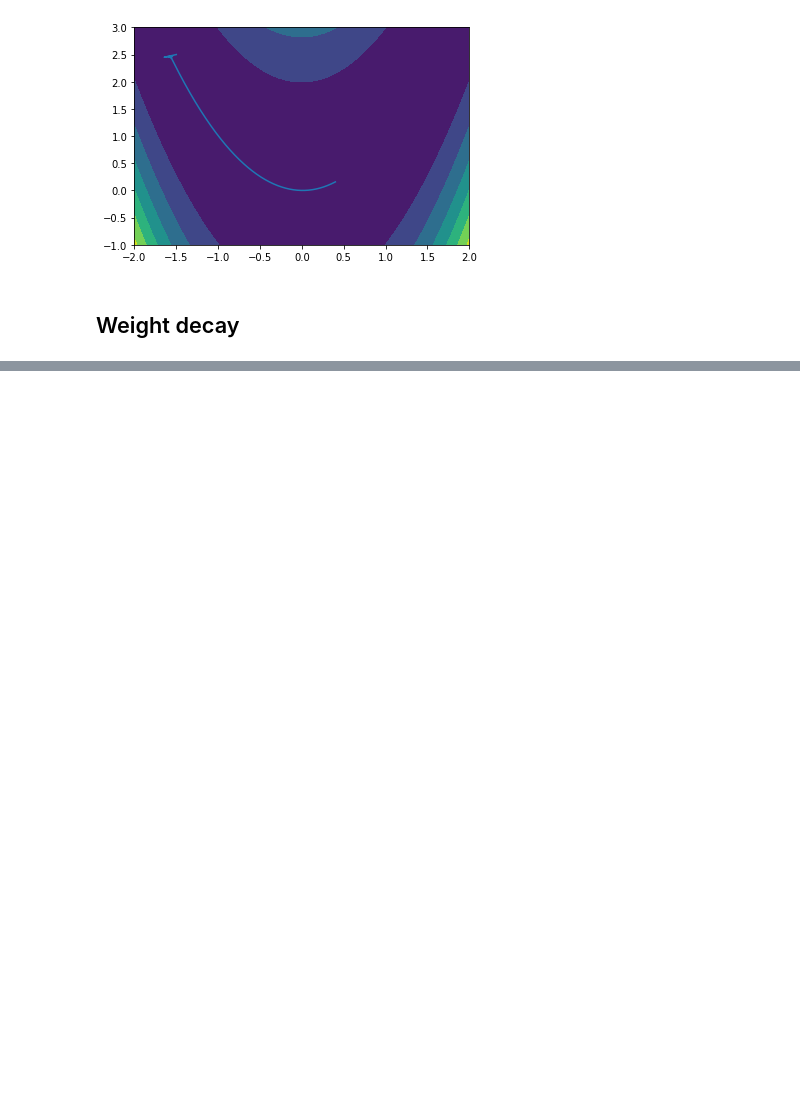
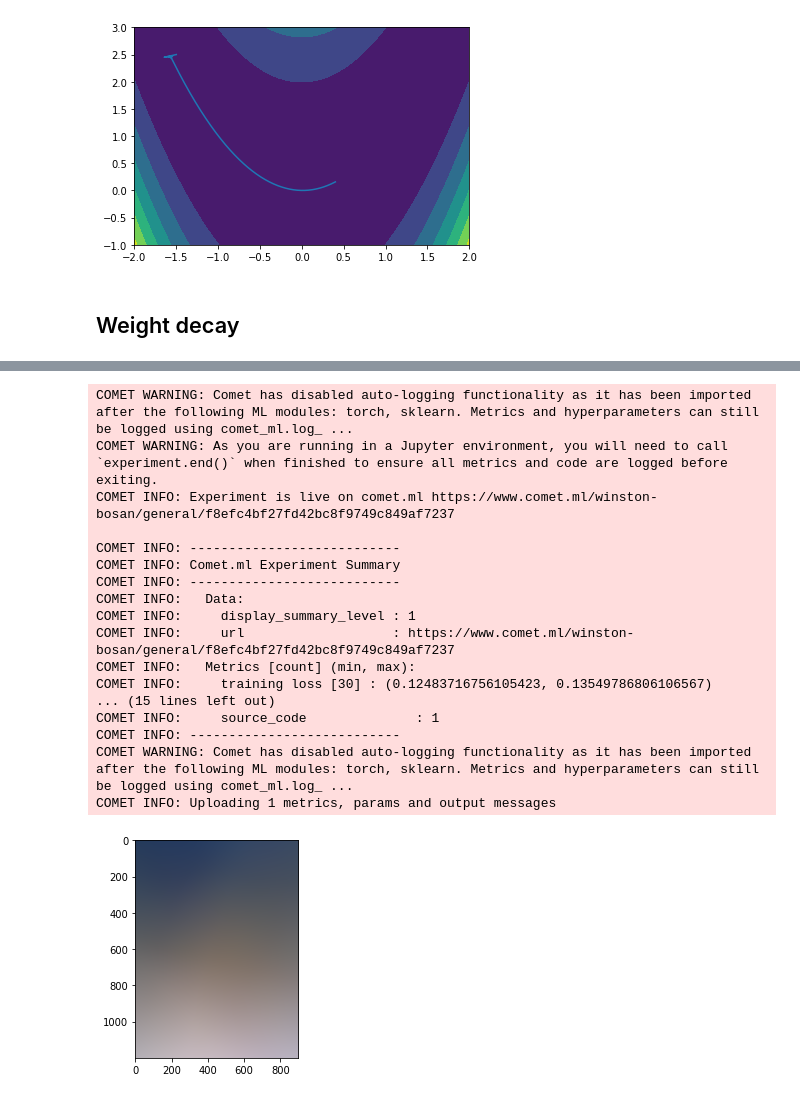
Before and after one commit to tamera-lanham/mlab, a Jupyter notebook: days/w1d4/w1d4_template.ipynb, the cells around one changed output, grey strips where cells are left out. Drawn from its saved outputs; the diff is of its cells as text; code cells hidden in the pictures; blank space fills up the shorter version.

```diff
--- a/days/w1d4/w1d4_template.ipynb
+++ b/days/w1d4/w1d4_template.ipynb
@@ -170,0 +180,76 @@ tensor([[-1.5000,  2.5000],
+# %%
+import gin
+
+experiment = Experiment(
+    api_key="BqQbt7OiPG0nJ1M3dtHQqB0Wk",
+    project_name="general",
+    workspace="winston-bosan",
+)
+
+@gin.configurable
+def train(epochs, num_epochs, learning_rate, momentum, loss, hidden_size, n_layers):
+    n_epochs = num_epochs
+    lr, momentum = learning_rate, momentum
+
+    hyper_params = {
+        "epochs": epochs,
+        "num_epochs": num_epochs,
+        "learning_rate": learning_rate,
+        "momentum": momentum,
+        "loss": loss,
+        "hidden_size": hidden_size
+    }
+    experiment.log_parameters(hyper_params)
+
+    model = ThreeLayerMLP(2, hidden_size, 3, n_layers)
+
+    train_loss, test_loss = [], []
+    data_train, data_test =  w1d4_tests.load_image(fname)
+
+    for epoch in tqdm(range(n_epochs)):
+        model = _train(model, data_train, lr, momentum)
+        training_loss = evaluate(model, data_test).detach().numpy()
+        train_loss.append(training_loss)
+        test_loss.append(evaluate(model, data_test).detach().numpy())
+        experiment.log_metric("training loss", training_loss, step=epoch)
+
+    return model
+
+if __name__ == "__main__":
+    with gin.unlock_config():
+        gin.parse_config_file(config_file="config.gin")
+        model = train()
+        experiment.end()
+        img = Image.open(fname)
+        width, height = img.size
+        del img
+
+        x1_coords = t.linspace(-0.5, 0.5, width)
+        x2_coords = t.linspace(-0.5, 0.5, height)
+
+        grid = t.stack( (x1_coords.repeat((height, 1)).T, x2_coords.repeat((width, 1))) )
+        grid = einops.rearrange(grid, 'p w h -> (w h) p')
+
+        y_hat = model(grid)
+        y_hat = einops.rearrange(y_hat + 0.5, '(w h) c -> w h c', w=width)
+
+        plt.imshow(y_hat.detach().numpy())
+# %% [output]
+COMET WARNING: Comet has disabled auto-logging functionality as it has been imported after the following ML modules: torch, sklearn. Metrics and hyperparameters can still be logged using comet_ml.log_ ...
+COMET WARNING: As you are running in a Jupyter environment, you will need to call `experiment.end()` when finished to ensure all metrics and code are logged before exiting.
+COMET INFO: Experiment is live on comet.ml https://www.comet.ml/winston-bosan/general/f8efc4bf27fd42bc8f9749c849af7237
+
+COMET INFO: ---------------------------
+COMET INFO: Comet.ml Experiment Summary
+COMET INFO: ---------------------------
+COMET INFO:   Data:
+COMET INFO:     display_summary_level : 1
+COMET INFO:     url                   : https://www.comet.ml/winston-bosan/general/f8efc4bf27fd42bc8f9749c849af7237
+COMET INFO:   Metrics [count] (min, max):
+COMET INFO:     training loss [30] : (0.12483716756105423, 0.13549786806106567)
+... (15 lines left out)
+COMET INFO:     source_code              : 1
+COMET INFO: ---------------------------
+COMET WARNING: Comet has disabled auto-logging functionality as it has been imported after the following ML modules: torch, sklearn. Metrics and hyperparameters can still be logged using comet_ml.log_ ...
+COMET INFO: Uploading 1 metrics, params and output messages
+[figure, added]
```
Also changed, not shown: parts of 11 cells of this notebook, 11 other files.
